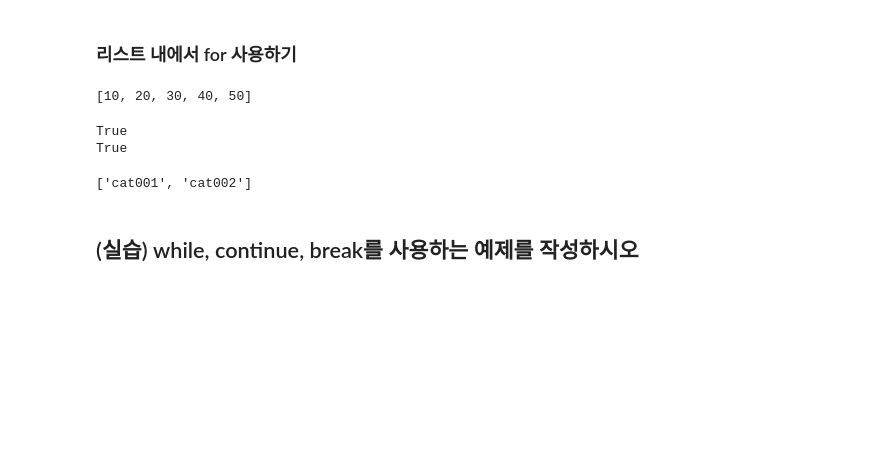
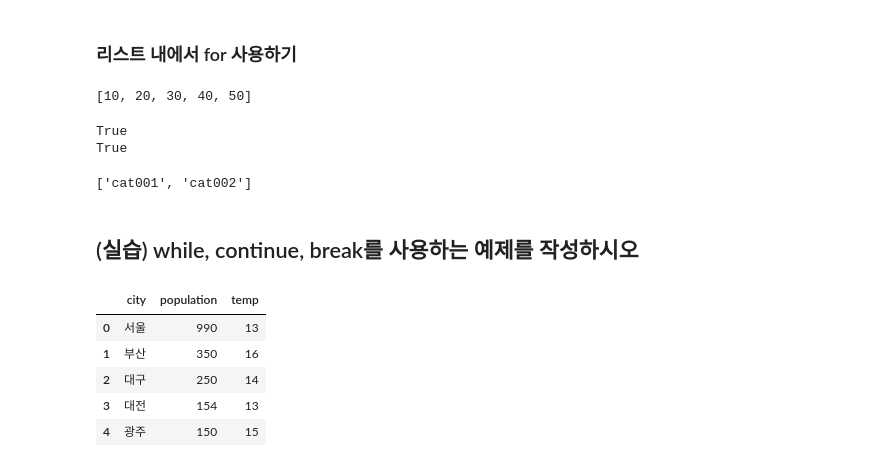
Before and after one commit to ks9kim/file3, a Jupyter notebook: e_22_Python.ipynb, the cells around one changed output. Cells and saved outputs as stored; diff of their text form; code cells hidden in the pictures; blank space fills up the shorter version.

```diff
--- a/e_22_Python.ipynb
+++ b/e_22_Python.ipynb
@@ -629,3 +634,19 @@ print(new_list)
 ['cat001', 'cat002']
 # %% [markdown]
 ## (실습) while, continue, break를 사용하는 예제를 작성하시오
+# %%
+## 딕셔너리에서 데이터프레임을 만드는 예
+import pandas as pd
+x = {'city': ['서울', '부산', '대구', '대전', '광주'],
+     'population': [990, 350, 250, 154, 150],
+     'temp': [13, 16, 14, 13, 15]}
+
+df = pd.DataFrame(x)
+df
+# %% [output]
+|  | city | population | temp |
+| 0 | 서울 | 990 | 13 |
+| 1 | 부산 | 350 | 16 |
+| 2 | 대구 | 250 | 14 |
+| 3 | 대전 | 154 | 13 |
+| 4 | 광주 | 150 | 15 |
```
Also changed, not shown: parts of 3 cells of this notebook.
